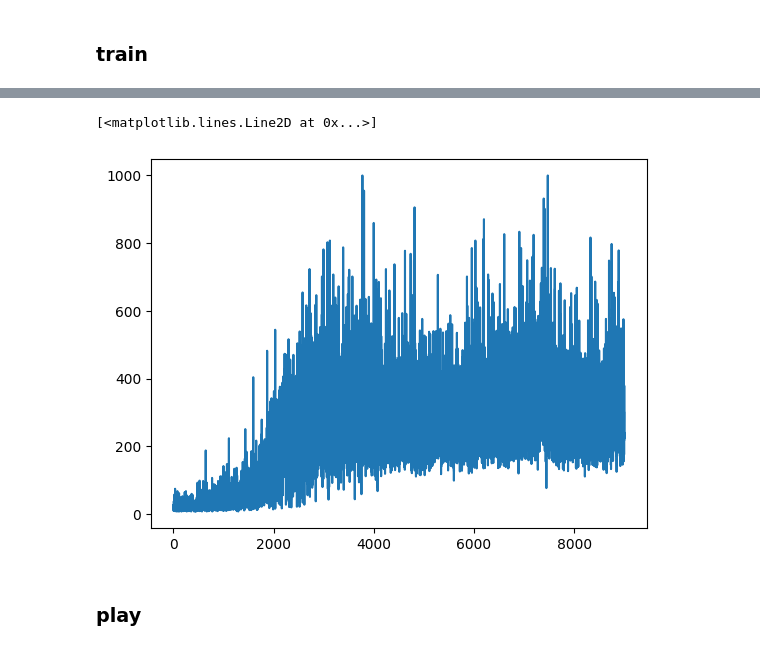
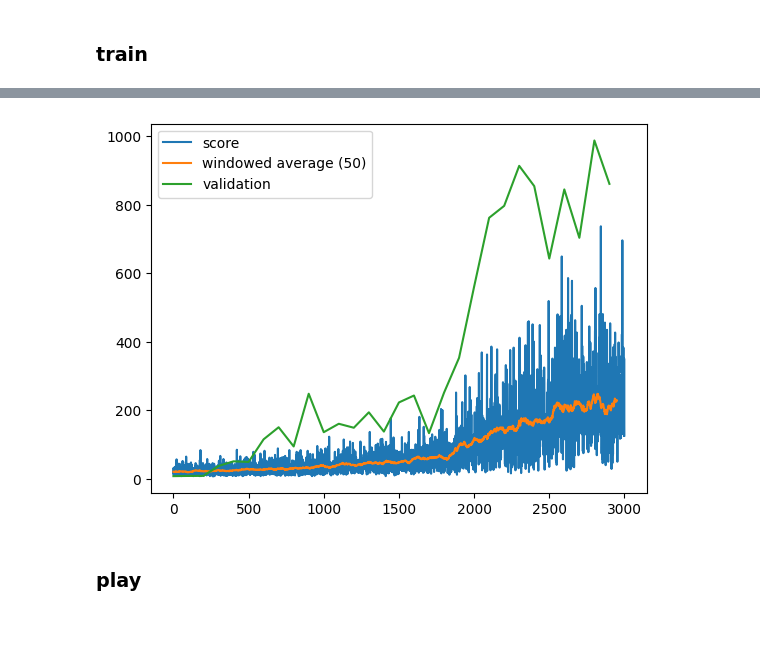
Before and after one commit to peluche/rl, a Jupyter notebook: gym.ipynb, the cells around one changed output, grey strips where cells are left out. Drawn from its saved outputs; the diff is of its cells as text; code cells hidden in the pictures.

Commit message:
entropy regularization, better plot, better prints

```diff
--- a/gym.ipynb
+++ b/gym.ipynb
@@ -27,7 +27,7 @@ env = gym.make('CartPole-v1', render_mode='rgb_array')
 # %% [markdown]
 ## utils
 # %%
-def plot_score(scores, window=50):
+def plot_score(scores, validations=None, window=50, validation_rate=100):
     averages = []
     running_sum = sum(scores[:window])
     for i in range(window, len(scores)):
@@ -35,8 +35,24 @@ def plot_score(scores, window=50):
         averages.append(running_sum / window)
     plt.plot(scores, label='score')
     plt.plot(averages, label=f'windowed average ({window})')
+    if validations:
+        x = torch.arange(len(validations)) * validation_rate
+        plt.plot(x, validations, label='validation')
     plt.legend()
     plt.show()
+# %%
+@torch.no_grad()
+def validation(env, policy, max_steps=MAX_STEPS, epochs=5):
+    scores = []
+    for _ in range(epochs):
+        state, _ = env.reset()
+        for t in range(max_steps):
+            action = policy(torch.tensor(state).to(device)).argmax().item()
+            state, _, done, _, _ = env.step(action)
+            if done:
+                break
+        scores.append(t)
+    return sum(scores) / len(scores)
 # %%
 @torch.no_grad()
 def show_play(env, policy, max_steps=MAX_STEPS):
@@ -282,12 +292,6 @@ print(profile_output)
 We introduce a `Value` net in the hope to reduce the variance (converge faster). So it's not a pure policy technique anymore.
 
 Advantage = discounted_reward - predicted_value
-# %%
-LR = 3e-4
-GAMMA = 0.9
-MAX_STEPS = 1000
-N_HIDDEN = 32
-EPS = torch.finfo(torch.float32).eps
 # %%
 class ReinforceBaselinePolicy(nn.Module):
     def __init__(self, n_in, n_out, n_hidden=N_HIDDEN):
@@ -317,10 +321,11 @@ class ReinforceBaselineValue(nn.Module):
 rb_policy = ReinforceBaselinePolicy(n_in=4, n_out=2).to(device)
 rb_value = ReinforceBaselineValue(n_in=4).to(device)
 rb_scores = []
+rb_validations = []
 # %% [markdown]
 ### train
 # %%
-def rb_train(policy, value, epochs=10, lr=LR, gamma=GAMMA, max_steps=MAX_STEPS, log_every=100, scores=rb_scores):
+def rb_train(policy, value, epochs=10, lr=LR, gamma=GAMMA, max_steps=MAX_STEPS, log_every=100, scores=rb_scores, entropy_regularization=ENTROPY_REGULARIZATION):
     policy = policy.to(device)
     value = value.to(device)
     policy.train()
@@ -328,17 +333,20 @@ def rb_train(policy, value, epochs=10, lr=LR, gamma=GAMMA, max_steps=MAX_STEPS,
     opt_p = optim.Adam(policy.parameters(), lr=lr)
     opt_v = optim.Adam(value.parameters(), lr=lr)
     for epoch in range(epochs):
-        rewards, log_probs, values = [], [], []
+        rewards, log_probs, values, entropies = [], [], [], []
         state, _ = env.reset()
+        explored = 0
         # forward
         for t in range(max_steps):
             state = torch.tensor(state).float().to(device)
             values.append(value(state))
             actions = policy(state)
             action = torch.multinomial(actions, 1)
+            explored += action != actions.argmax()
             state, reward, done, _, _ = env.step(action.item())
             rewards.append(reward)
             log_probs.append(torch.log(actions[action]))
+            entropies.append(-(actions * torch.log(actions)).sum()) # prey for no NaNs (otherwise add a + EPS)
             if done:
                 break
 
@@ -355,17 +363,20 @@ def rb_train(policy, value, epochs=10, lr=LR, gamma=GAMMA, max_steps=MAX_STEPS,
         advantages = discounted_rewards - values
         for log_prob, advantage in zip(log_probs, advantages):
             losses.append(-log_prob * advantage)
-        loss = torch.stack(losses).sum()
+        entropy_loss = - torch.stack(entropies).sum() # negative because we want to increase entropy
+        loss = torch.stack(losses).sum() + entropy_regularization * entropy_loss
         opt_p.zero_grad()
         loss.backward()
         opt_p.step()
 
         if epoch % log_every == 0:
-            print(f'{epoch:5}\t loss: {loss.item()}\t episode length: {t}')
+            validation_score = validation(env, policy)
+            rb_validations.append(validation_score)
+            print(f'{epoch:<5} loss={loss.item():>7.2f} explore={100 * explored.item() / t:>5.2f} % score={t:>5} validation={validation_score:.0f}')
         scores.append(t)
     policy.eval()
     value.eval()
 
 rb_train(rb_policy, rb_value, epochs=1000)
-plot_score(rb_scores)
+plot_score(rb_scores, rb_validations)
 # %% [output]
@@ -382,5 +393,4 @@ plot_score(rb_scores)
-[<matplotlib.lines.Line2D at 0x...>]
-[figure, old version]
+[figure, new version]
 # %%
 # save
 # ----
```
Also changed, not shown: parts of 11 cells of this notebook, 3 other files.
